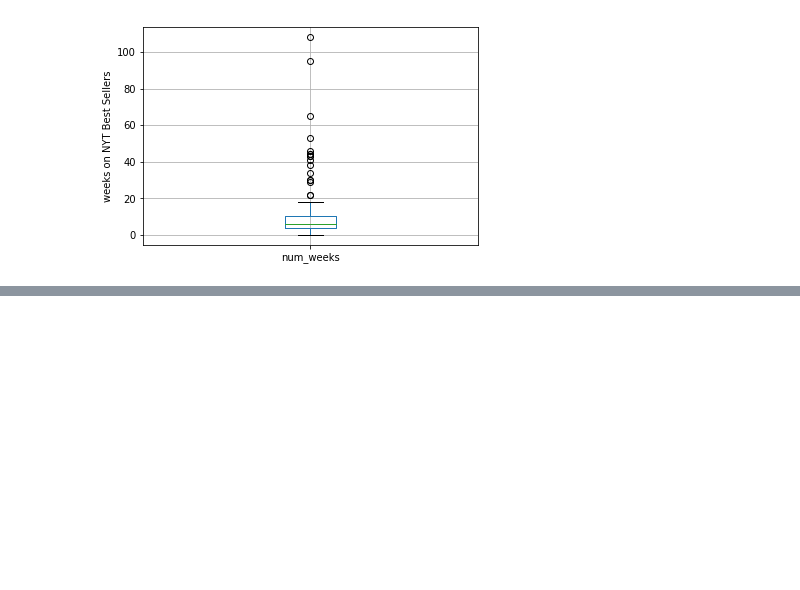
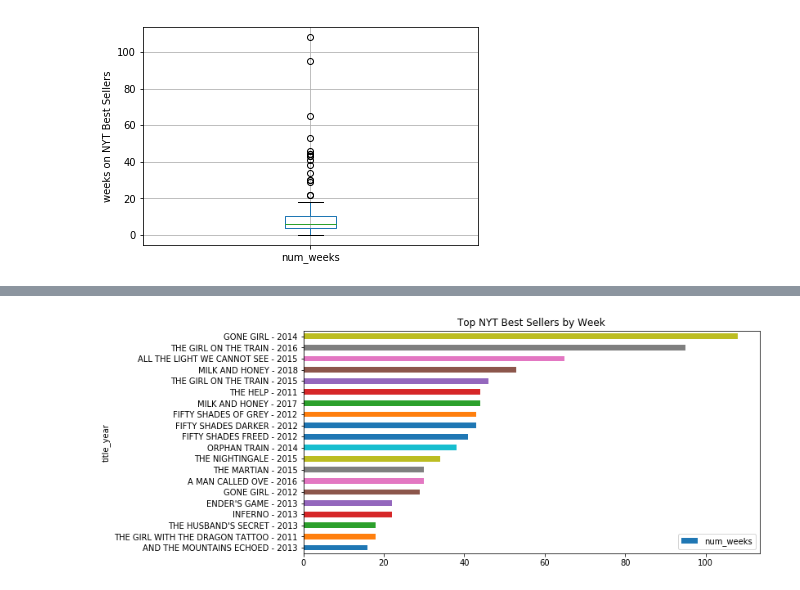
Before and after one commit to alexzlue/DataWrangling-and-Webscraping, a Jupyter notebook: Assignment 5B/Assignment 5B.ipynb, the cells around one changed output, grey strips where cells are left out. Cells and saved outputs as stored; diff of their text form; code cells hidden in the pictures; blank space fills up the shorter version.

Commit message:
plots added

```diff
--- a/Assignment 5B/Assignment 5B.ipynb
+++ b/Assignment 5B/Assignment 5B.ipynb
@@ -159,3 +159,10 @@ top_bs
 | 4 | 2011 | THE GIRL WITH THE DRAGON TATTOO | Stieg Larsson | 18 | Knopf Doubleday Publishing |
 | 43 | 2013 | THE HUSBAND'S SECRET | Liane Moriarty | 18 | Amy Einhorn/Putnam |
 | 42 | 2013 | AND THE MOUNTAINS ECHOED | Khaled Hosseini | 16 | Riverhead |
+# %%
+s_top_bs = top_bs.sort_values('num_weeks')
+s_top_bs['title_year'] = s_top_bs['title'] +" - " + s_top_bs['year'].map(str)
+barh_bs = s_top_bs.plot.barh(x='title_year',y='num_weeks', figsize=(10,5))
+barh_bs.set_title("Top NYT Best Sellers by Week")
+s_top_bs
+# %% [output]
@@ -161,0 +186 @@ top_bs
+[figure, added]
```
Also changed, not shown: parts of 2 cells of this notebook, 1 other file.
